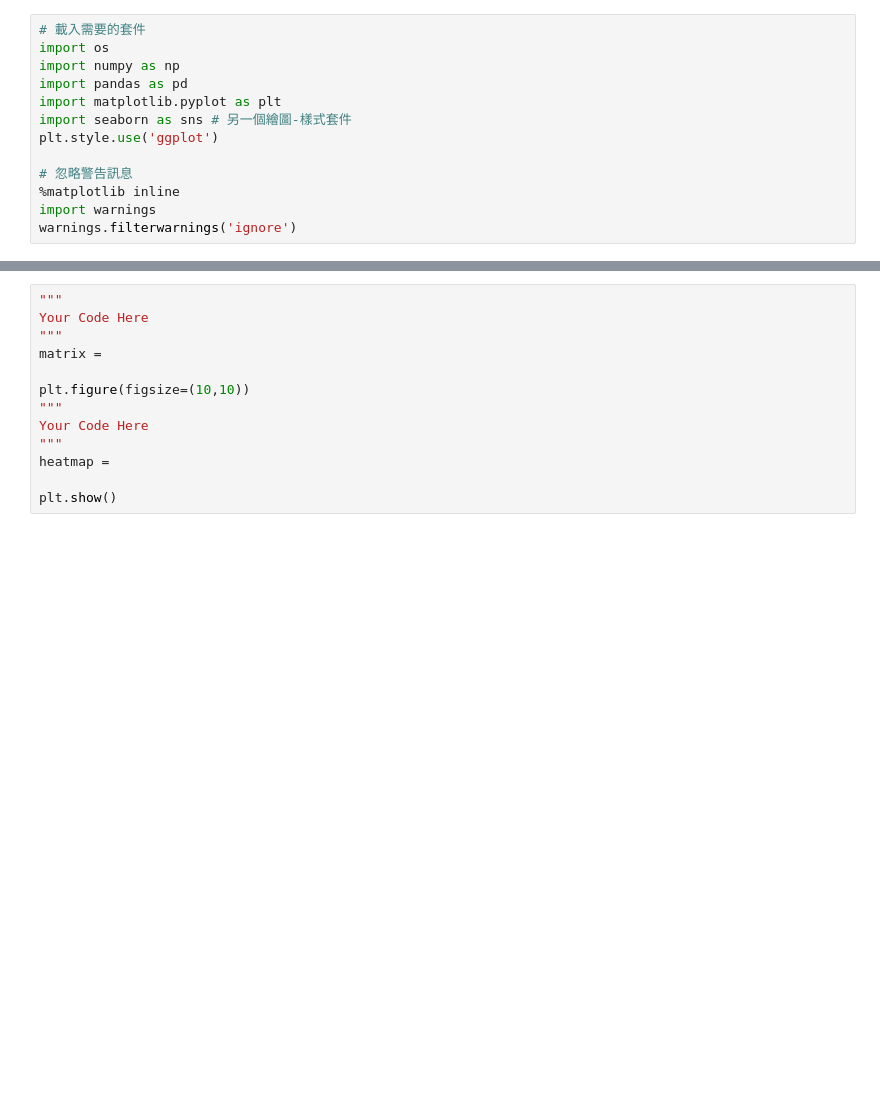
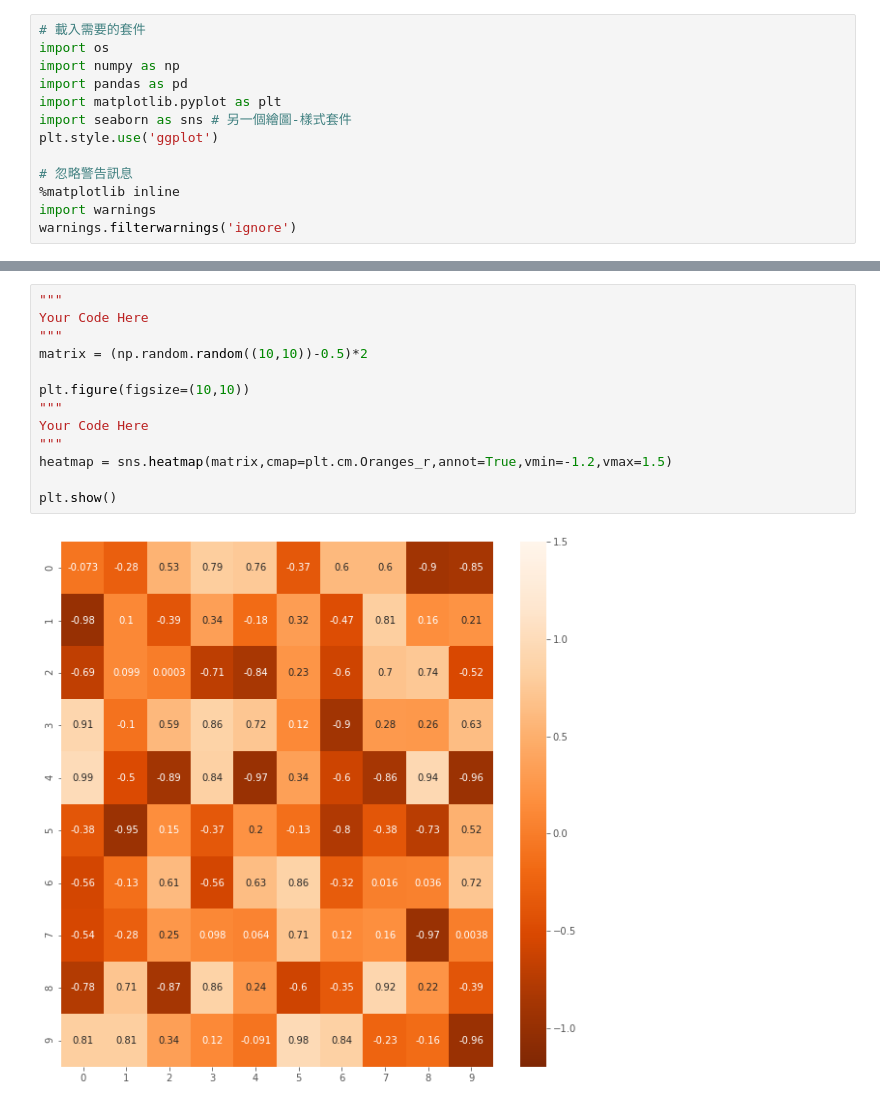
Before and after one commit to HAO-HSIANG1/2nd-ML100Days, a Jupyter notebook: homework/Day_015_HW.ipynb, the cells around one changed output, grey strips where cells are left out. Cells and saved outputs as stored; diff of their text form; blank space fills up the shorter version.

```diff
--- a/homework/Day_015_HW.ipynb
+++ b/homework/Day_015_HW.ipynb
@@ -28,16 +51,18 @@ warnings.filterwarnings('ignore')
 # %%
 """
 Your Code Here
 """
-matrix =
+matrix = (np.random.random((10,10))-0.5)*2
 
 plt.figure(figsize=(10,10))
 """
 Your Code Here
 """
-heatmap =
+heatmap = sns.heatmap(matrix,cmap=plt.cm.Oranges_r,annot=True,vmin=-1.2,vmax=1.5)
 
 plt.show()
+# %% [output]
+[figure, added]
 # %%
 nrow = 1000
 ncol = 3
```
Also changed, not shown: parts of 4 cells of this notebook.
